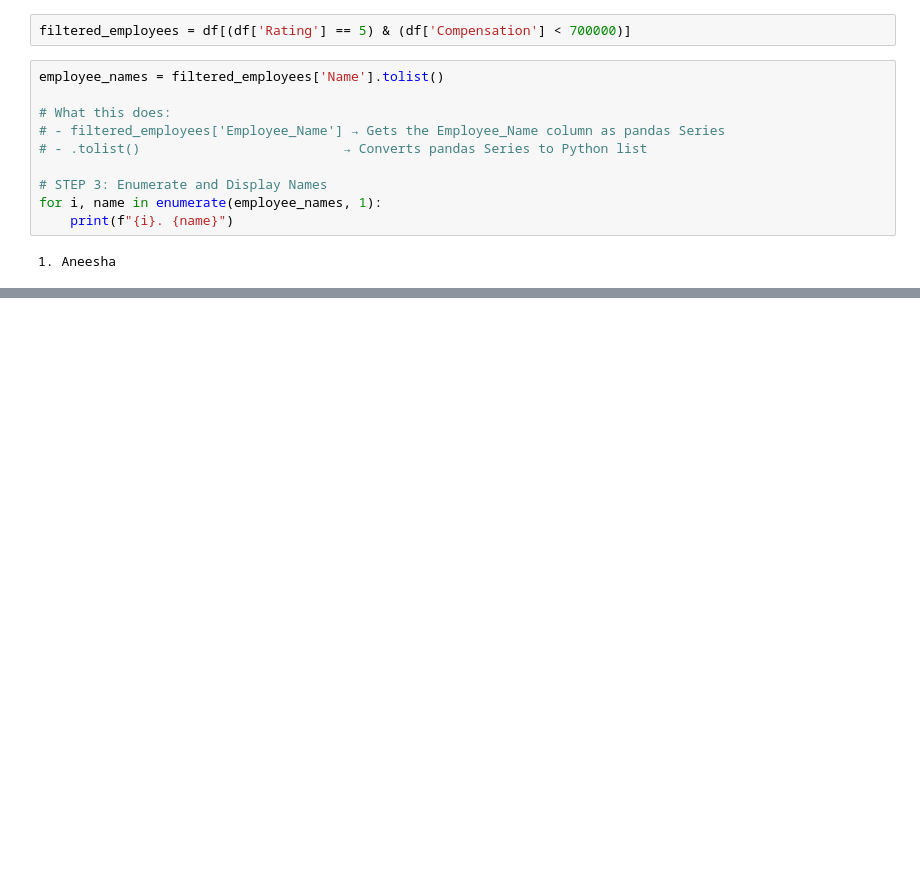
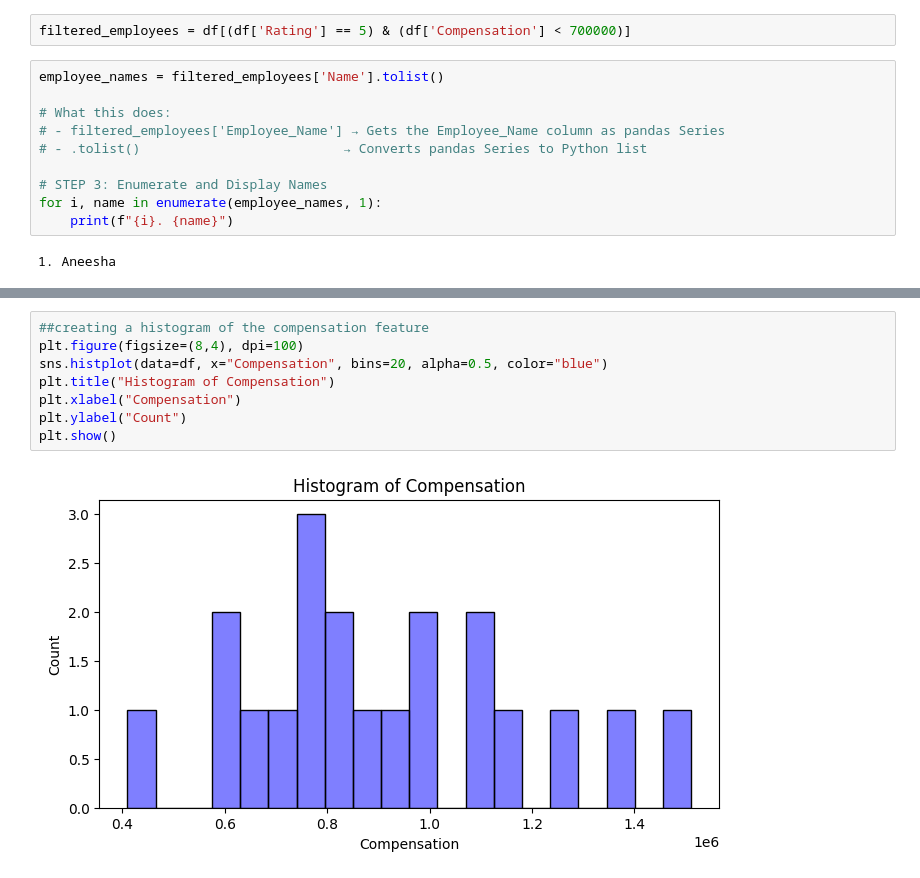
Before and after one commit to SheenaMathew19/Course, a Jupyter notebook: EDA2.ipynb, the cells around one changed output, grey strips where cells are left out. Drawn from its saved outputs; the diff is of its cells as text; blank space fills up the shorter version.

```diff
--- a/EDA2.ipynb
+++ b/EDA2.ipynb
@@ -51,0 +83,10 @@ memory usage: 932.0+ bytes
+# %%
+##creating a histogram of the compensation feature
+plt.figure(figsize=(8,4), dpi=100)
+sns.histplot(data=df, x="Compensation", bins=20, alpha=0.5, color="blue")
+plt.title("Histogram of Compensation")
+plt.xlabel("Compensation")
+plt.ylabel("Count")
+plt.show()
+# %% [output]
+[figure, added]
```
Also changed, not shown: parts of 33 cells of this notebook.
